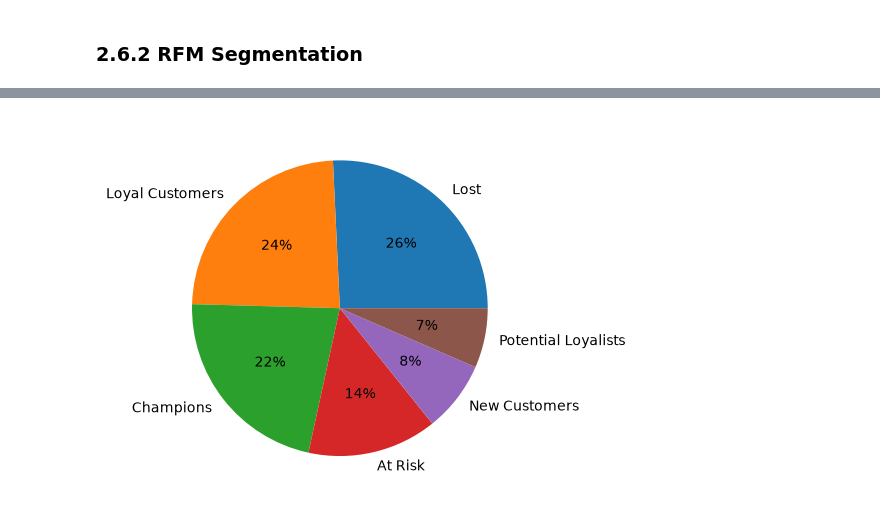
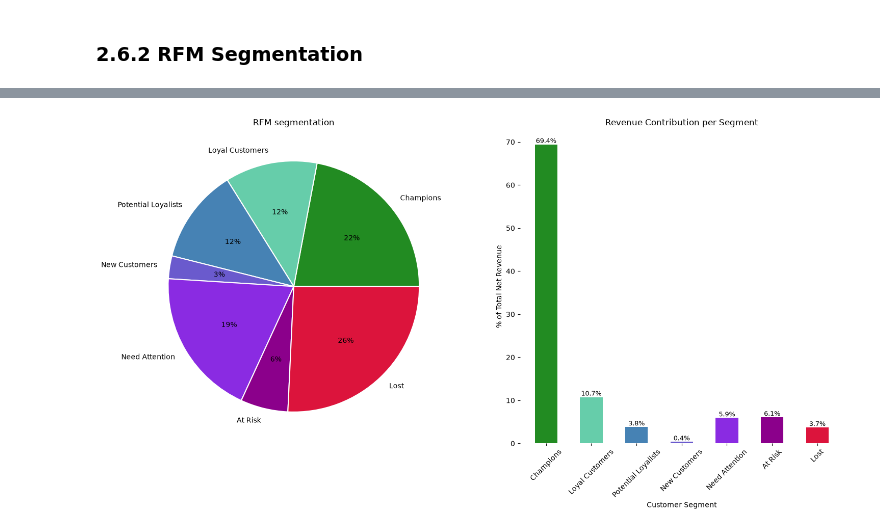
Before and after one commit to Sara-Munafo/retail-sales-analysis, a Jupyter notebook: notebooks/02_business_analysis.ipynb, the cells around one changed output, grey strips where cells are left out. Saved outputs shown, nothing was run; the diff lists cells and outputs as text; code cells hidden in the pictures.

Commit message:
analysis: completed customer analysis, reorganized data cleaning, added conclusions

```diff
--- a/notebooks/02_business_analysis.ipynb
+++ b/notebooks/02_business_analysis.ipynb
@@ -1531,8 +1541,26 @@ df_rfm['segment'] = df_rfm.apply(segment_customer, axis=1)
 # %%
-plt.pie(df_rfm.segment.value_counts(),
-        labels=df_rfm.segment.value_counts().index,
-        autopct='%.0f%%')
-plt.show()
+segment_colors = ["forestgreen","mediumaquamarine","steelblue","slateblue","blueviolet","darkmagenta", "crimson"]
+
+fig,ax = plt.subplots(1,2,figsize=(18,8))
+ax[0].pie(df_segments["customer_pct"],labels=df_segments["segment"],autopct='%.0f%%', colors=segment_colors,wedgeprops={"edgecolor": "white", "linewidth": 1.5})
+ax[0].set_title("RFM segmentation")
+
+bars = ax[1].bar(df_segments["segment"],
+              df_segments["revenue_pct"],
+              width=0.5, color=segment_colors)
+ax[1].set_xlabel("Customer Segment")
+ax[1].set_ylabel("% of Total Net Revenue")
+ax[1].set_title("Revenue Contribution per Segment")
+ax[1].tick_params(axis='x', rotation=45)
+
+for bar, val in zip(bars, df_segments["revenue_pct"]):
+    ax[1].text(bar.get_x() + bar.get_width()/2,
+               bar.get_height(),
+               f'{val:.1f}%',
+               ha='center', va='bottom', fontsize=9)
+
+for spine in ax[1].spines.values():
+    spine.set_visible(False)
 # %% [output]
-[figure, old version]
+[figure, new version]
 # %% [markdown]
```
Also changed, not shown: parts of 39 cells of this notebook, 2 other files.
